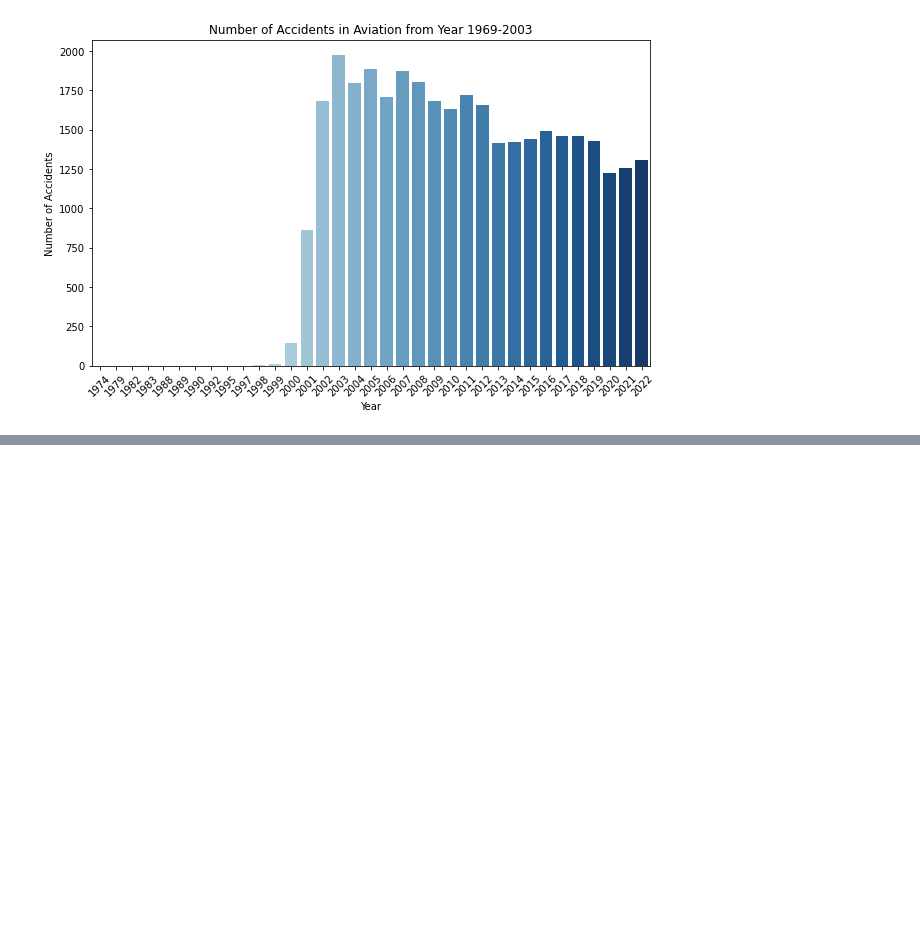
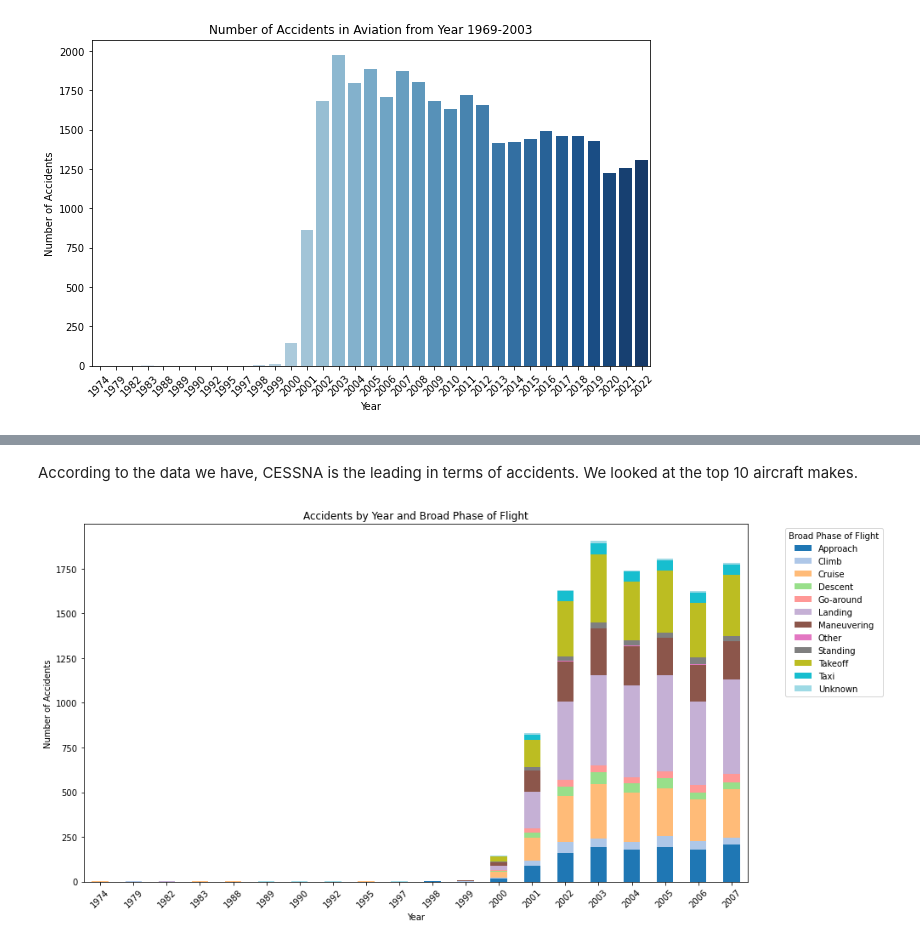
Before and after one commit to MercyBarminga/DSPT11-Phase1-Project, a Jupyter notebook: dsc_phase1_project_AviationData.ipynb, the cells around one changed output, grey strips where cells are left out. Drawn from its saved outputs; the diff is of its cells as text; code cells hidden in the pictures; blank space fills up the shorter version.

```diff
--- a/dsc_phase1_project_AviationData.ipynb
+++ b/dsc_phase1_project_AviationData.ipynb
@@ -343,0 +361,23 @@ The bar graph shows the number of aircraft accidents. 2003 is the year with the
+# %% [markdown]
+According to the data we have, CESSNA is the leading in terms of accidents. We looked at the top 10 aircraft makes.
+# %%
+import matplotlib.pyplot as plt
+import seaborn as sns
+
+# First, group the data by Year and Broad Phase of Flight, and count the number of occurrences
+broad_phase_by_year = df.groupby(['Year', 'Broad.phase.of.flight']).size().reset_index(name='Number of Accidents')
+
+# Create a pivot table to make it easier to plot
+pivot_table = broad_phase_by_year.pivot(index='Year', columns='Broad.phase.of.flight', values='Number of Accidents').fillna(0)
+
+# Plot the pivot table
+pivot_table.plot(kind='bar', stacked=True, figsize=(14,7), colormap='tab20')
+plt.title('Accidents by Year and Broad Phase of Flight')
+plt.xlabel('Year')
+plt.ylabel('Number of Accidents')
+plt.legend(title='Broad Phase of Flight', bbox_to_anchor=(1.05, 1), loc='upper left')
+plt.xticks(rotation=45)
+plt.tight_layout()
+plt.show()
+# %% [output]
+[figure, added]
```
Also changed, not shown: parts of 4 cells of this notebook.
